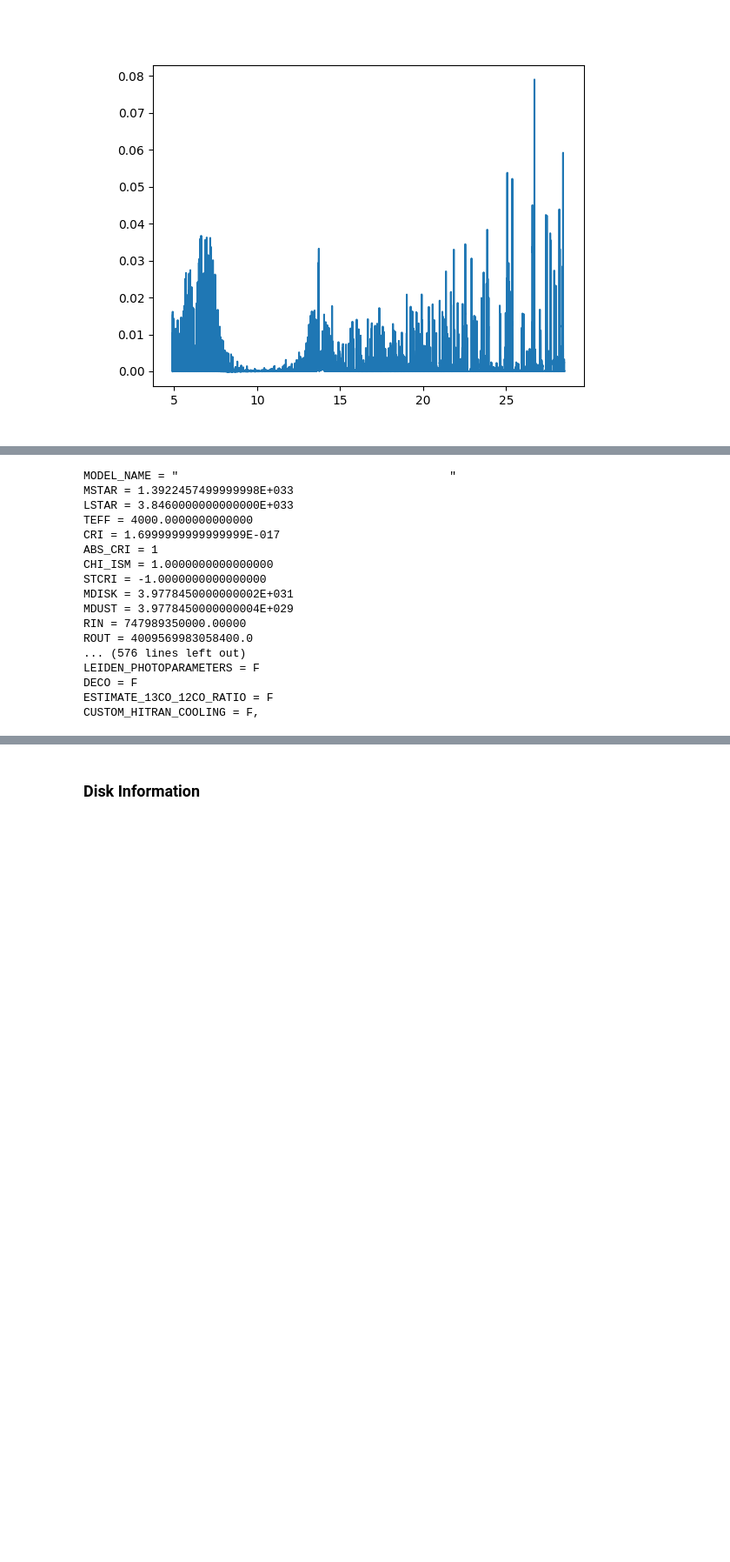
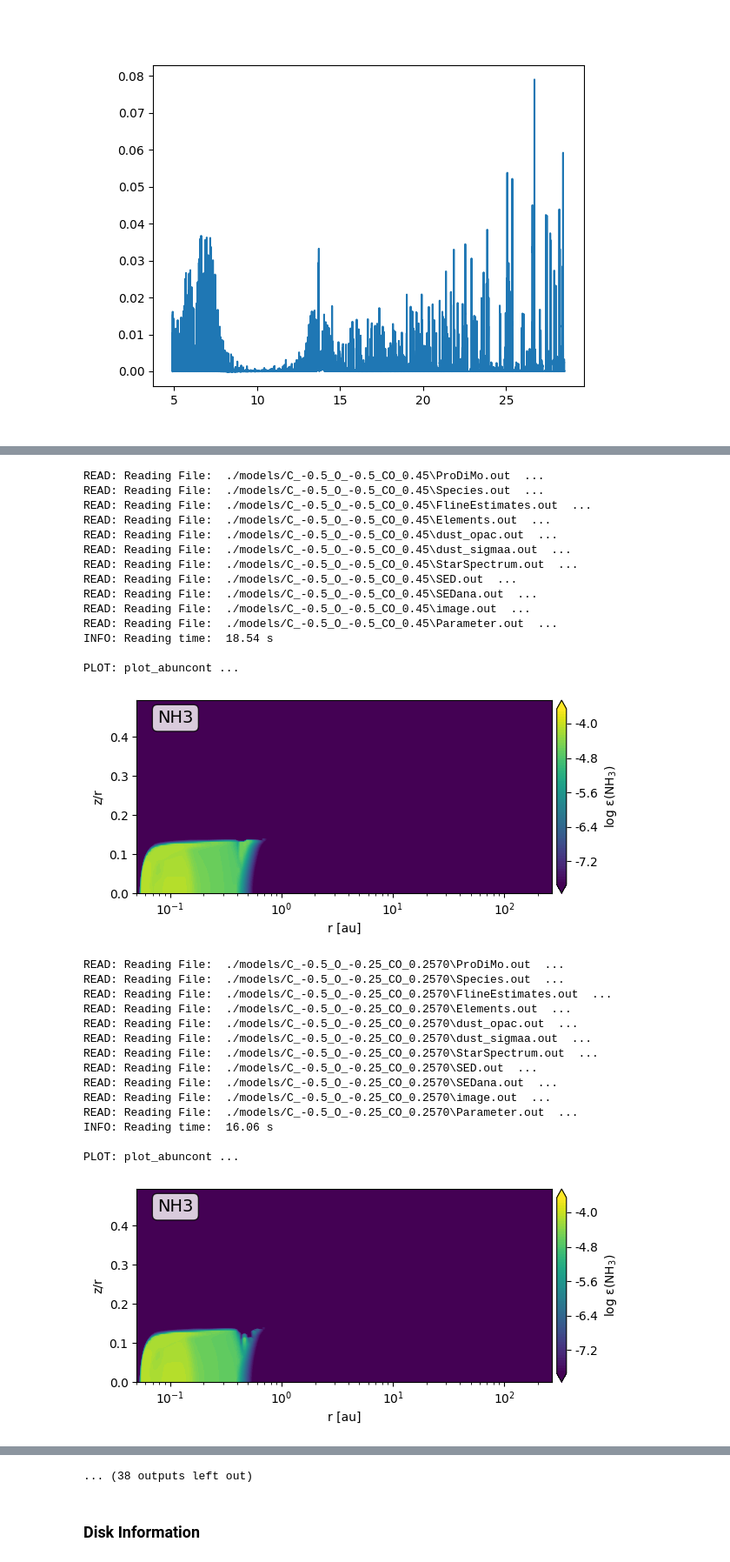
Before and after one commit to nielsklerk/BRP, a Jupyter notebook: ModelOverview.ipynb, the cells around one changed output, grey strips where cells are left out. Shown at 87% size. Cells and saved outputs as stored; diff of their text form; code cells hidden in the pictures; blank space fills up the shorter version.

Commit message:
Cleaned up the data compression code and added some code to the data analysis

```diff
--- a/ModelOverview.ipynb
+++ b/ModelOverview.ipynb
@@ -163,6 +163,6 @@ plt.show()
 # %% [output]
 [figure]
 # %%
-model_path = './models/C_0.0_O_0.0_CO_0.45'
+model_path = './models/C_-0.5_O_-0.5_CO_0.45'
 model = pread.read_prodimo(model_path, filenameFLiTs='specFLiTs1.out')
 # %% [output]
@@ -182,20 +182,39 @@ INFO: Reading time:  17.97 s
 # %%
-print(model.params)
+import pickle
+with open('ModelData.pkl', 'rb') as f:
+    df = pickle.load(f)
+
+for model in df['Model Name']:
+    m = pread.read_prodimo('./models/'+model)
+    plot_abundance(m, 'NH3')
 # %% [output]
-MODEL_NAME = "                                        "
-MSTAR = 1.3922457499999998E+033
-LSTAR = 3.8460000000000000E+033
-TEFF = 4000.0000000000000
-CRI = 1.6999999999999999E-017
-ABS_CRI = 1
-CHI_ISM = 1.0000000000000000
-STCRI = -1.0000000000000000
-MDISK = 3.9778450000000002E+031
-MDUST = 3.9778450000000004E+029
-RIN = 747989350000.00000
-ROUT = 4009569983058400.0
-... (576 lines left out)
-LEIDEN_PHOTOPARAMETERS = F
-DECO = F
-ESTIMATE_13CO_12CO_RATIO = F
-CUSTOM_HITRAN_COOLING = F,
+READ: Reading File:  ./models/C_-0.5_O_-0.5_CO_0.45\ProDiMo.out  ...
+READ: Reading File:  ./models/C_-0.5_O_-0.5_CO_0.45\Species.out  ...
+READ: Reading File:  ./models/C_-0.5_O_-0.5_CO_0.45\FlineEstimates.out  ...
+READ: Reading File:  ./models/C_-0.5_O_-0.5_CO_0.45\Elements.out  ...
+READ: Reading File:  ./models/C_-0.5_O_-0.5_CO_0.45\dust_opac.out  ...
+READ: Reading File:  ./models/C_-0.5_O_-0.5_CO_0.45\dust_sigmaa.out  ...
+READ: Reading File:  ./models/C_-0.5_O_-0.5_CO_0.45\StarSpectrum.out  ...
+READ: Reading File:  ./models/C_-0.5_O_-0.5_CO_0.45\SED.out  ...
+READ: Reading File:  ./models/C_-0.5_O_-0.5_CO_0.45\SEDana.out  ...
+READ: Reading File:  ./models/C_-0.5_O_-0.5_CO_0.45\image.out  ...
+READ: Reading File:  ./models/C_-0.5_O_-0.5_CO_0.45\Parameter.out  ...
+INFO: Reading time:  18.54 s
+
+PLOT: plot_abuncont ...
+[figure, added]
+READ: Reading File:  ./models/C_-0.5_O_-0.25_CO_0.2570\ProDiMo.out  ...
+READ: Reading File:  ./models/C_-0.5_O_-0.25_CO_0.2570\Species.out  ...
+READ: Reading File:  ./models/C_-0.5_O_-0.25_CO_0.2570\FlineEstimates.out  ...
+READ: Reading File:  ./models/C_-0.5_O_-0.25_CO_0.2570\Elements.out  ...
+READ: Reading File:  ./models/C_-0.5_O_-0.25_CO_0.2570\dust_opac.out  ...
+READ: Reading File:  ./models/C_-0.5_O_-0.25_CO_0.2570\dust_sigmaa.out  ...
+READ: Reading File:  ./models/C_-0.5_O_-0.25_CO_0.2570\StarSpectrum.out  ...
+READ: Reading File:  ./models/C_-0.5_O_-0.25_CO_0.2570\SED.out  ...
+READ: Reading File:  ./models/C_-0.5_O_-0.25_CO_0.2570\SEDana.out  ...
+READ: Reading File:  ./models/C_-0.5_O_-0.25_CO_0.2570\image.out  ...
+READ: Reading File:  ./models/C_-0.5_O_-0.25_CO_0.2570\Parameter.out  ...
+INFO: Reading time:  16.06 s
+
+PLOT: plot_abuncont ...
+[figure, added]
@@ -202,3 +281,4 @@ CUSTOM_HITRAN_COOLING = F,
+... (38 outputs left out)
 # %% [markdown]
 ### Disk Information
 # %%
```
Also changed, not shown: parts of 2 cells of this notebook, 2 other files.
